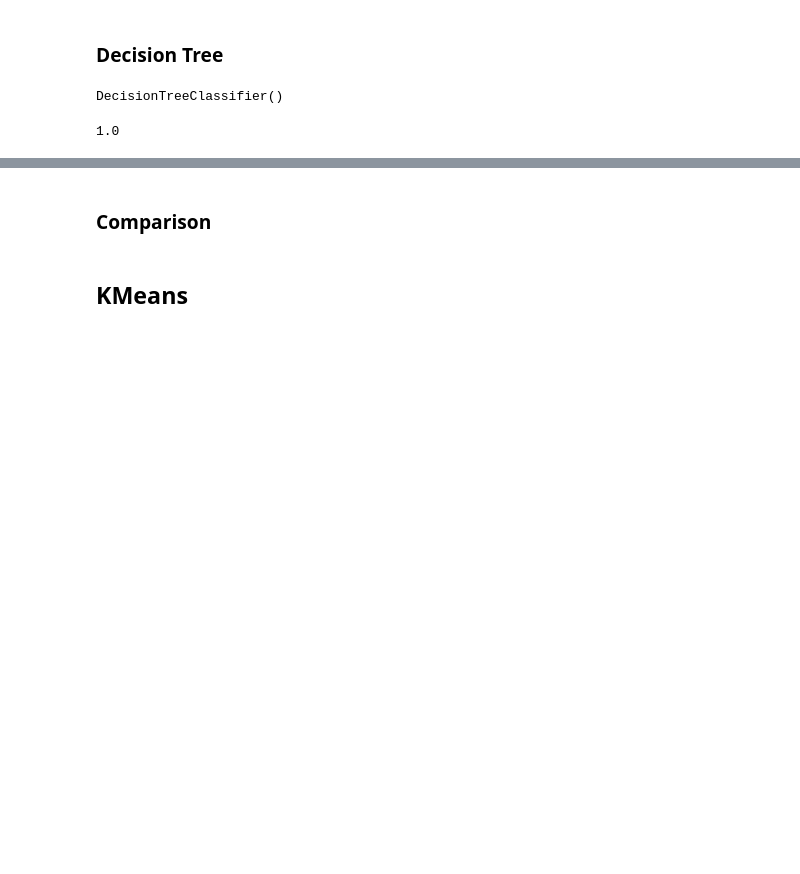
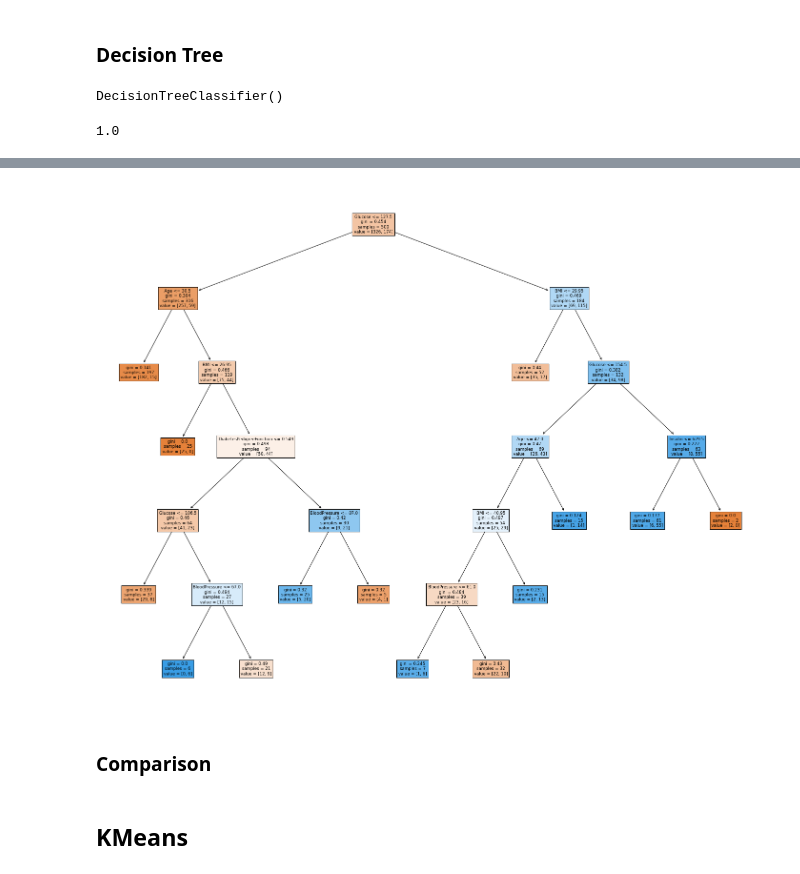
Before and after one commit to LucasColas/Machine-Learning-Analysis-of-Diabetes, a Jupyter notebook: Machine_Learning_Analysis_of_Diabetes.ipynb, the cells around one changed output, grey strips where cells are left out. Saved outputs shown, nothing was run; the diff lists cells and outputs as text; code cells hidden in the pictures; blank space fills up the shorter version.

```diff
--- a/Machine_Learning_Analysis_of_Diabetes.ipynb
+++ b/Machine_Learning_Analysis_of_Diabetes.ipynb
@@ -455,3 +583,10 @@ _ = tree.plot_tree(DecisionTree, feature_names=Xdf.columns, filled=True)
+# %%
+fig = plt.figure(figsize=(25,20))
+clf = tree.DecisionTreeClassifier(ccp_alpha=0.006)
+clf.fit(X_train,y_train)
+_ = tree.plot_tree(clf, feature_names=Xdf.columns, filled=True)
+# %% [output]
+[figure, added]
 # %% [markdown]
 ### Comparison
 # %%
```
Also changed, not shown: parts of 25 cells of this notebook.
